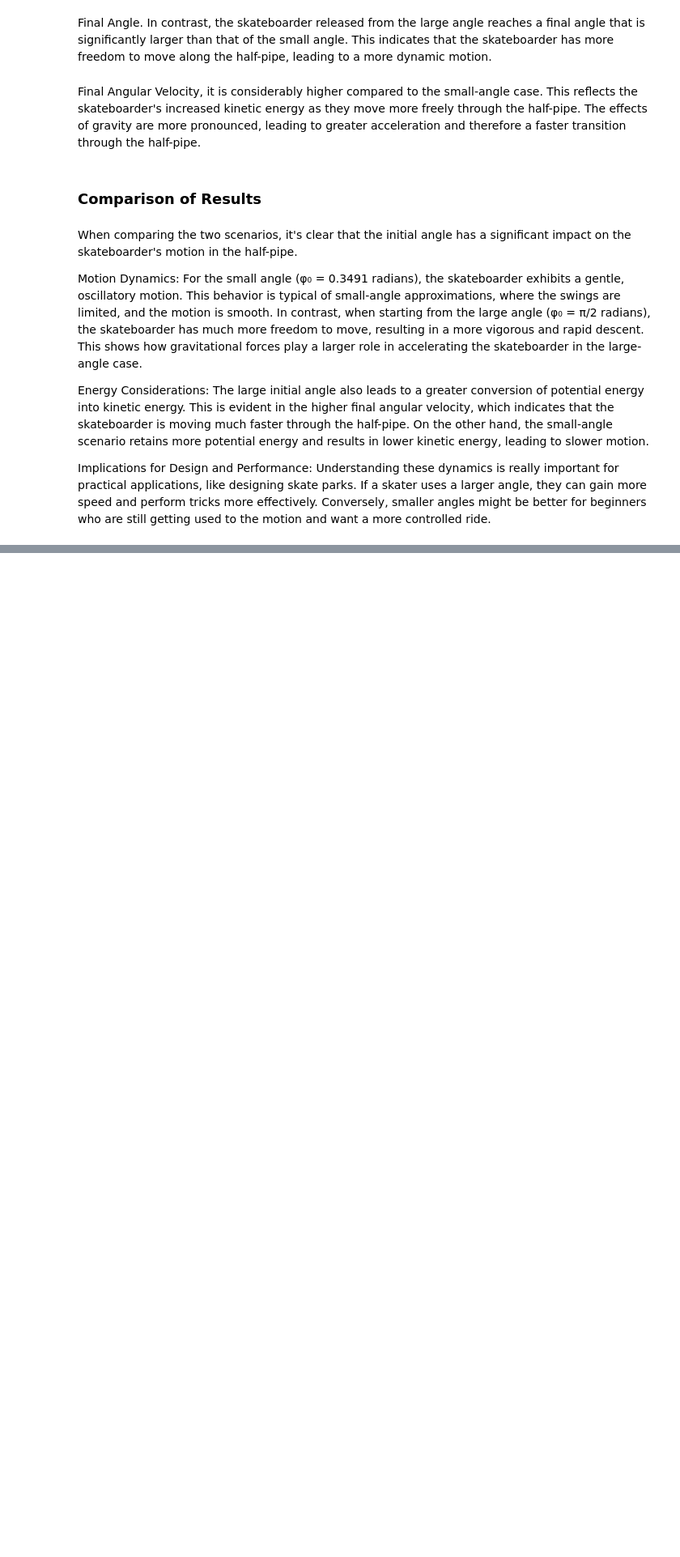
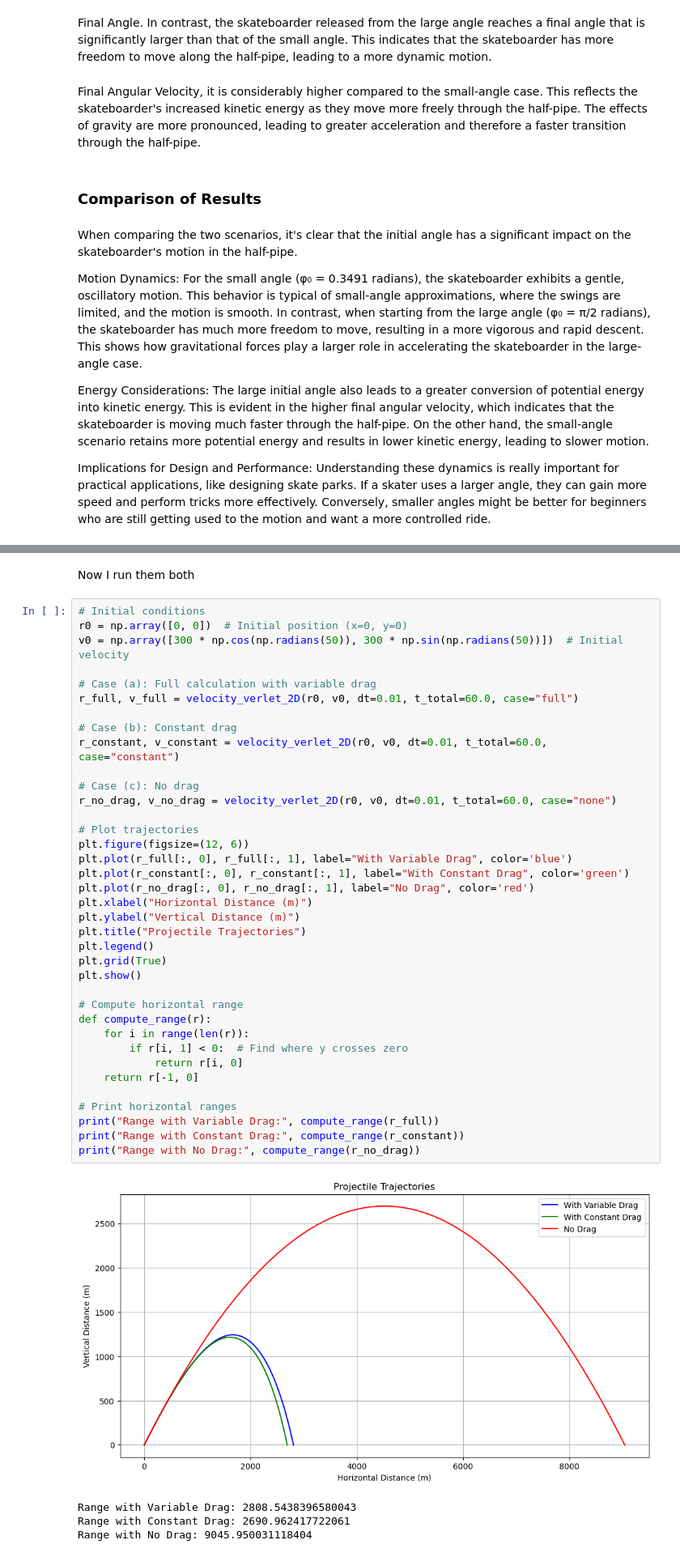
Before and after one commit to Lucc005/Computational-Project-Part-1, a Jupyter notebook: Part1pshx521.ipynb, the cells around one changed output, grey strips where cells are left out. Shown at 81% size. Cells and saved outputs as stored; diff of their text form; blank space fills up the shorter version.

```diff
--- a/Part1pshx521.ipynb
+++ b/Part1pshx521.ipynb
@@ -113,0 +175,44 @@ Implications for Design and Performance: Understanding these dynamics is really
+# %% [markdown]
+Now I run them both
+# %%
+# Initial conditions
+r0 = np.array([0, 0])  # Initial position (x=0, y=0)
+v0 = np.array([300 * np.cos(np.radians(50)), 300 * np.sin(np.radians(50))])  # Initial velocity
+
+# Case (a): Full calculation with variable drag
+r_full, v_full = velocity_verlet_2D(r0, v0, dt=0.01, t_total=60.0, case="full")
+
+# Case (b): Constant drag
+r_constant, v_constant = velocity_verlet_2D(r0, v0, dt=0.01, t_total=60.0, case="constant")
+
+# Case (c): No drag
+r_no_drag, v_no_drag = velocity_verlet_2D(r0, v0, dt=0.01, t_total=60.0, case="none")
+
+# Plot trajectories
+plt.figure(figsize=(12, 6))
+plt.plot(r_full[:, 0], r_full[:, 1], label="With Variable Drag", color='blue')
+plt.plot(r_constant[:, 0], r_constant[:, 1], label="With Constant Drag", color='green')
+plt.plot(r_no_drag[:, 0], r_no_drag[:, 1], label="No Drag", color='red')
+plt.xlabel("Horizontal Distance (m)")
+plt.ylabel("Vertical Distance (m)")
+plt.title("Projectile Trajectories")
+plt.legend()
+plt.grid(True)
+plt.show()
+
+# Compute horizontal range
+def compute_range(r):
+    for i in range(len(r)):
+        if r[i, 1] < 0:  # Find where y crosses zero
+            return r[i, 0]
+    return r[-1, 0]
+
+# Print horizontal ranges
+print("Range with Variable Drag:", compute_range(r_full))
+print("Range with Constant Drag:", compute_range(r_constant))
+print("Range with No Drag:", compute_range(r_no_drag))
+# %% [output]
+[figure, added]
+Range with Variable Drag: 2808.5438396580043
+Range with Constant Drag: 2690.962417722061
+Range with No Drag: 9045.950031118404
```
Also changed, not shown: parts of 6 cells of this notebook.
